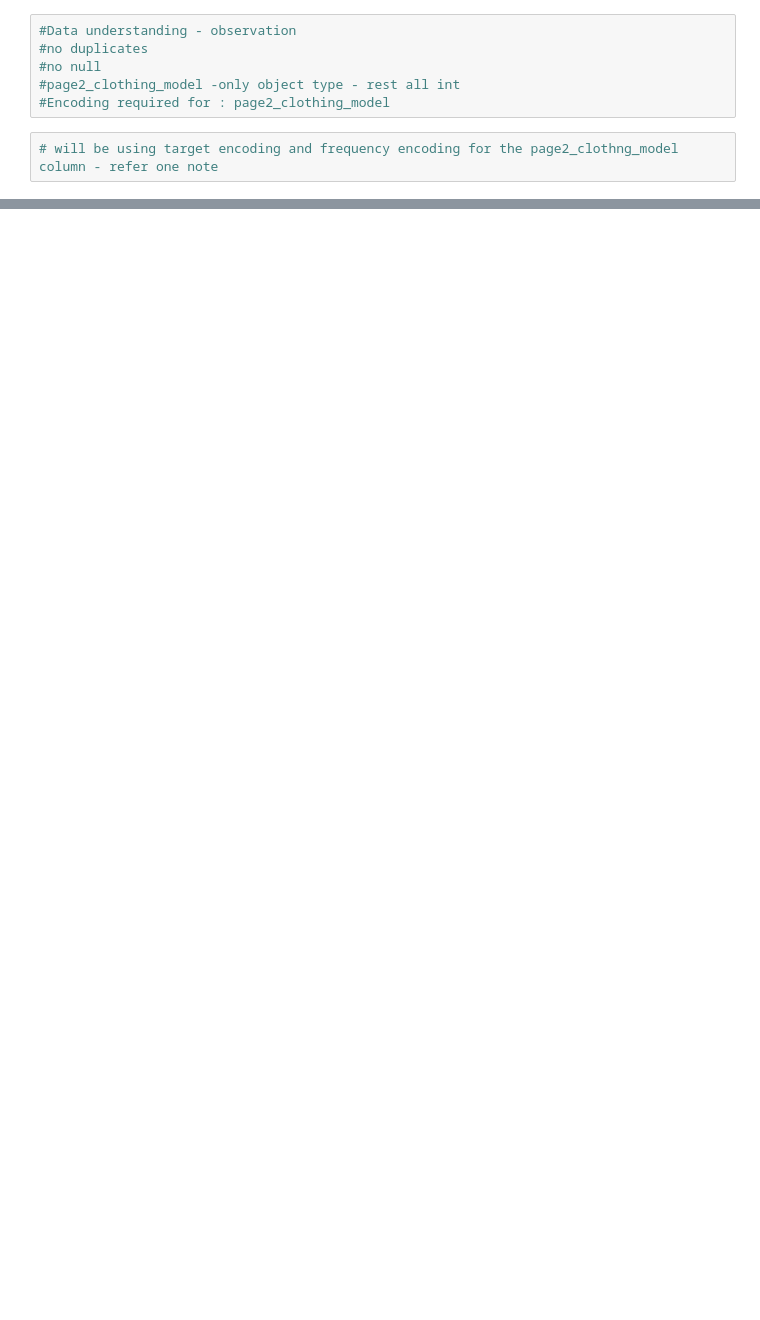
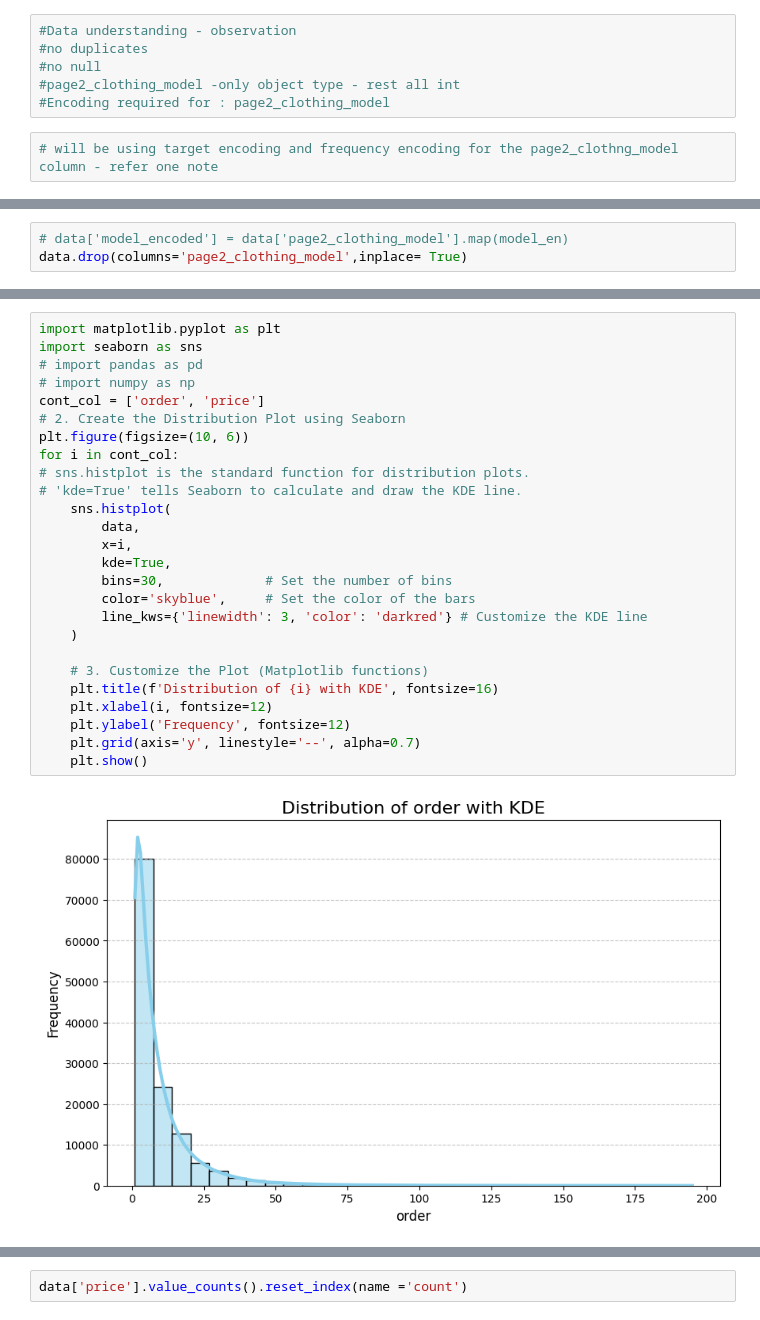
Before and after one commit to Aravind-M2/E-Commerce-Customer-conversion, a Jupyter notebook: data exploration.ipynb, the cells around one changed output, grey strips where cells are left out. Saved outputs shown, nothing was run; the diff lists cells and outputs as text; blank space fills up the shorter version.

```diff
--- a/data exploration.ipynb
+++ b/data exploration.ipynb
@@ -103,0 +83,3 @@ See the caveats in the documentation: https://pandas.pydata.org/pandas-docs/stab
+# %%
+# data['model_encoded'] = data['page2_clothing_model'].map(model_en)
+data.drop(columns='page2_clothing_model',inplace= True)
@@ -103,0 +252,28 @@ See the caveats in the documentation: https://pandas.pydata.org/pandas-docs/stab
+# %%
+import matplotlib.pyplot as plt
+import seaborn as sns
+# import pandas as pd
+# import numpy as np
+cont_col = ['order', 'price']
+# 2. Create the Distribution Plot using Seaborn
+plt.figure(figsize=(10, 6))
+for i in cont_col:
+# sns.histplot is the standard function for distribution plots.
+# 'kde=True' tells Seaborn to calculate and draw the KDE line.
+    sns.histplot(
+        data,
+        x=i,
+        kde=True,
+        bins=30,             # Set the number of bins
+        color='skyblue',     # Set the color of the bars
+        line_kws={'linewidth': 3, 'color': 'darkred'} # Customize the KDE line
+    )
+
+    # 3. Customize the Plot (Matplotlib functions)
+    plt.title(f'Distribution of {i} with KDE', fontsize=16)
+    plt.xlabel(i, fontsize=12)
+    plt.ylabel('Frequency', fontsize=12)
+    plt.grid(axis='y', linestyle='--', alpha=0.7)
+    plt.show()
+# %% [output]
+[figure, added]
@@ -103,0 +281,2 @@ See the caveats in the documentation: https://pandas.pydata.org/pandas-docs/stab
+# %%
+data['price'].value_counts().reset_index(name ='count')
```
Also changed, not shown: parts of 24 cells of this notebook.
